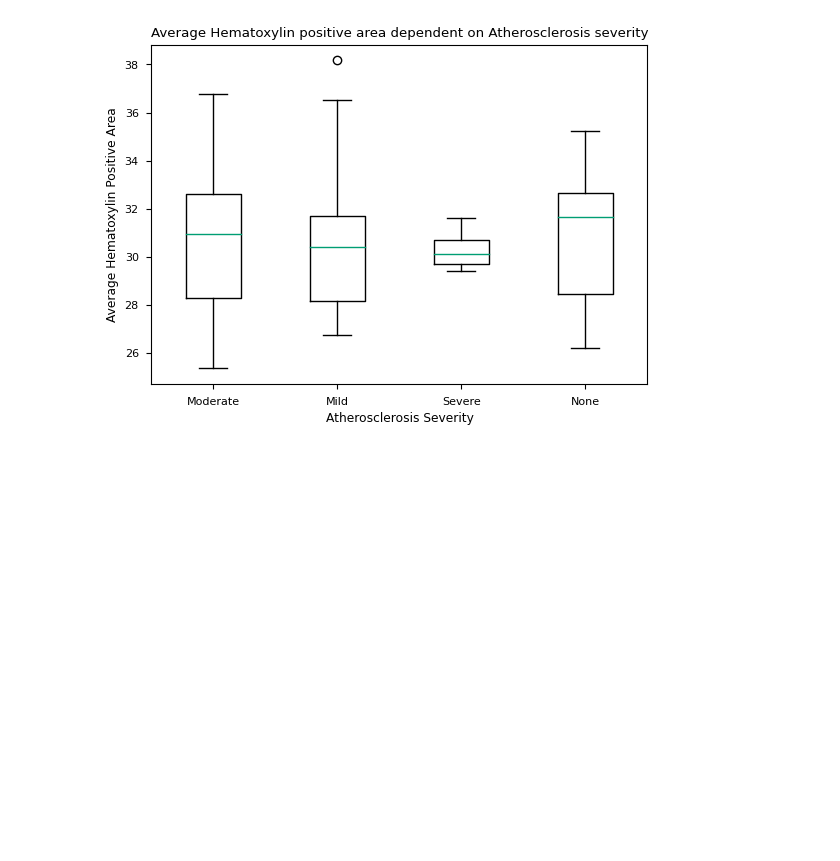
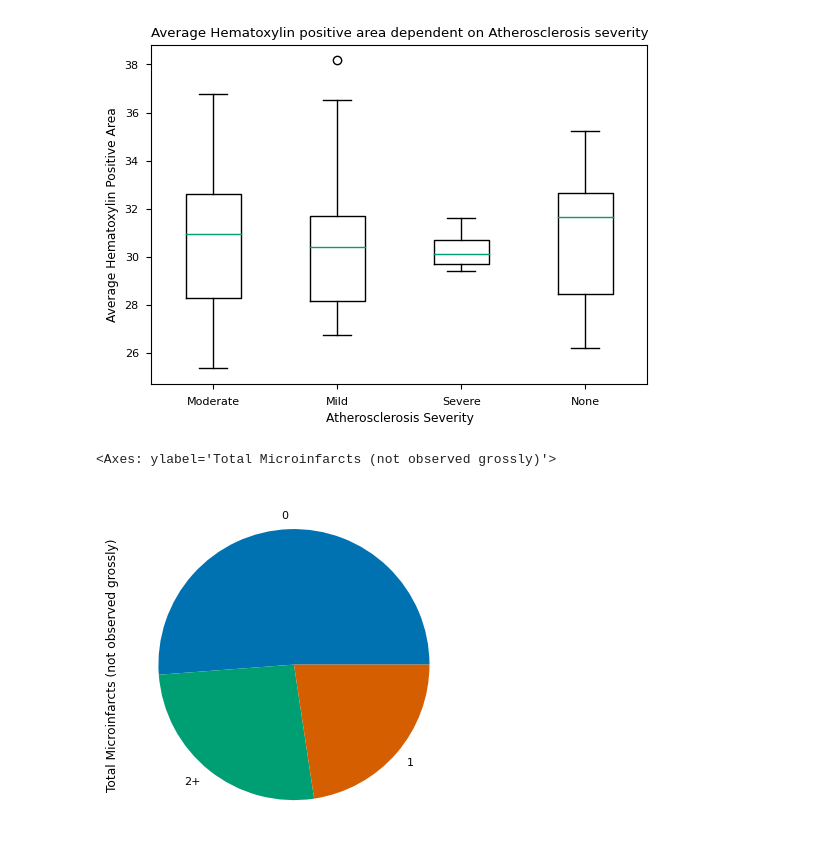
Before and after one commit to amandafriedmann/NEUR-Data-Analysis, a Jupyter notebook: FINAL_PROJECT_WORK.ipynb, the cells around one changed output. Cells and saved outputs as stored; diff of their text form; code cells hidden in the pictures; blank space fills up the shorter version.

```diff
--- a/FINAL_PROJECT_WORK.ipynb
+++ b/FINAL_PROJECT_WORK.ipynb
@@ -9,7 +9,7 @@ import matplotlib.pyplot as plt
 import pandas as pd
 # %%
 atherosclerosis_data = pd.read_csv('https://raw.githubusercontent.com/amandafriedmann/NEUR-Data-Analysis/main/ATHERO%20REAL%20DATA.csv')
-microinfarcts_data = pd.read_csv('https://raw.githubusercontent.com/amandafriedmann/NEUR-Data-Analysis/main/MICRO%20REAL%20DATA.csv')
+microinfarcts_data = pd.read_csv('https://raw.githubusercontent.com/amandafriedmann/NEUR-Data-Analysis/main/MICRO%20REAL%20DATA%20V2.csv')
 print(atherosclerosis_data.shape)
 print(microinfarcts_data.shape)
 print(atherosclerosis_data)
@@ -109,3 +109,9 @@ plt.title('Average Hematoxylin positive area dependent on Atherosclerosis severi
 # %% [output]
 Text(0.5, 1.0, 'Average Hematoxylin positive area dependent on Atherosclerosis severity')
 [figure]
+# %%
+#Total Microinfarcts grouping variable distribution
+microinfarcts_data['Total Microinfarcts (not observed grossly)'].value_counts().plot(kind='pie')
+# %% [output]
+<Axes: ylabel='Total Microinfarcts (not observed grossly)'>
+[figure, added]
```
Also changed, not shown: parts of 3 cells of this notebook.
